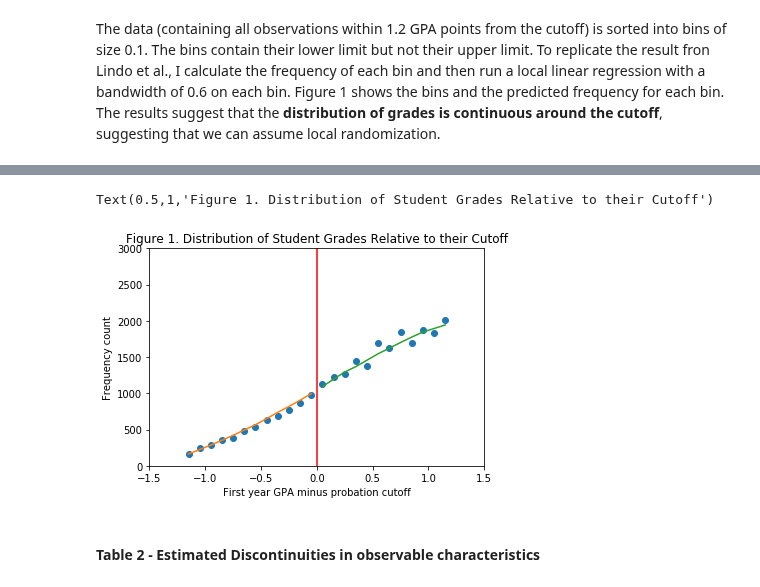
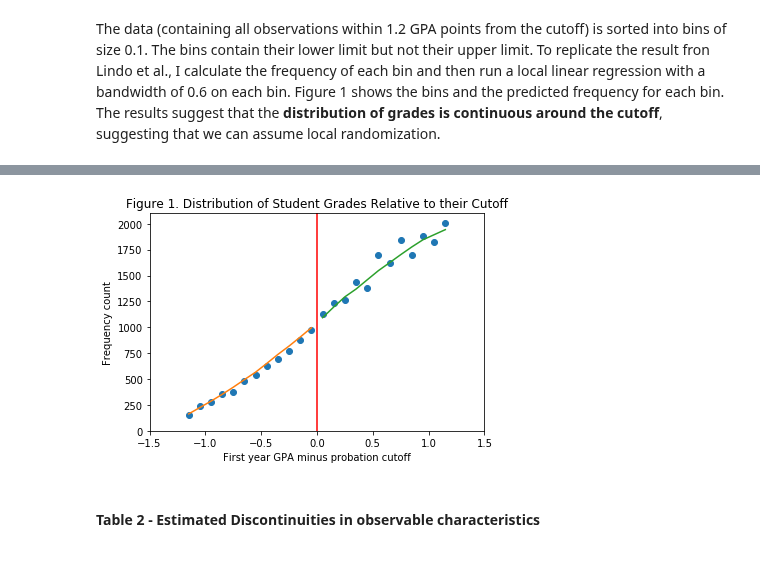
Before and after one commit to amageh/replication-performance-standards, a Jupyter notebook: project.ipynb, the cells around one changed output, grey strips where cells are left out. Saved outputs shown, nothing was run; the diff lists cells and outputs as text; code cells hidden in the pictures.

Commit message:
Improved code for figure 1 and moved code to auxiliary.

```diff
--- a/project.ipynb
+++ b/project.ipynb
@@ -305,21 +291,17 @@ fig1.head()
 # %%
-# List of bins.
-bins = fig1.bins.unique().round(4)
-# Calculate predicted frequency of each bin based on local linear regression.
-figue1_predictions = create_fig1_predictions(data=fig1, steps=bins, bandwidth=0.6)
+#Calculate frequency of each bin.
+bin_frequency_fig1 = calculate_bin_frequency(data=sample12, bins="dist_from_cut_med10")
+
+# Calculate predicted frequency of each bin with local linear regression.
+predictions_fig1 = create_bin_frequency_predictions(data=bin_frequency_fig1,
+                                                    steps=bin_frequency_fig1.bins.unique().round(4),
+                                                    bandwidth=0.6)
-# %%
-# Plot results.
-plt.pyplot.xlim(-1.5,1.5,0.1)
-plt.pyplot.ylim(0,3000.5,50)
-plt.pyplot.axvline(x=0, color='r')
-plt.pyplot.xlabel('First year GPA minus probation cutoff')
-plt.pyplot.ylabel('Frequency count')
-plt.pyplot.plot(fig1.bins,fig1.freq, 'o')
-plot_RDD_curve(df = figue1_predictions, running_variable="bins", outcome="prediction", cutoff=0)
-plt.pyplot.title("Figure 1. Distribution of Student Grades Relative to their Cutoff")
-# %% [output]
-Text(0.5,1,'Figure 1. Distribution of Student Grades Relative to their Cutoff')
-[figure, removed]
+# %%
+plot_bin_frequency_RDD(bin_frequency=bin_frequency_fig1,
+                       bins=bin_frequency_fig1.bins.unique().round(4),
+                       predictions=predictions_fig1)
+# %% [output]
+[figure, added]
 # %% [markdown]
 #### Table 2 - Estimated Discontinuities in observable characteristics
 # %%
```
Also changed, not shown: parts of 19 cells of this notebook, 3 other files.
